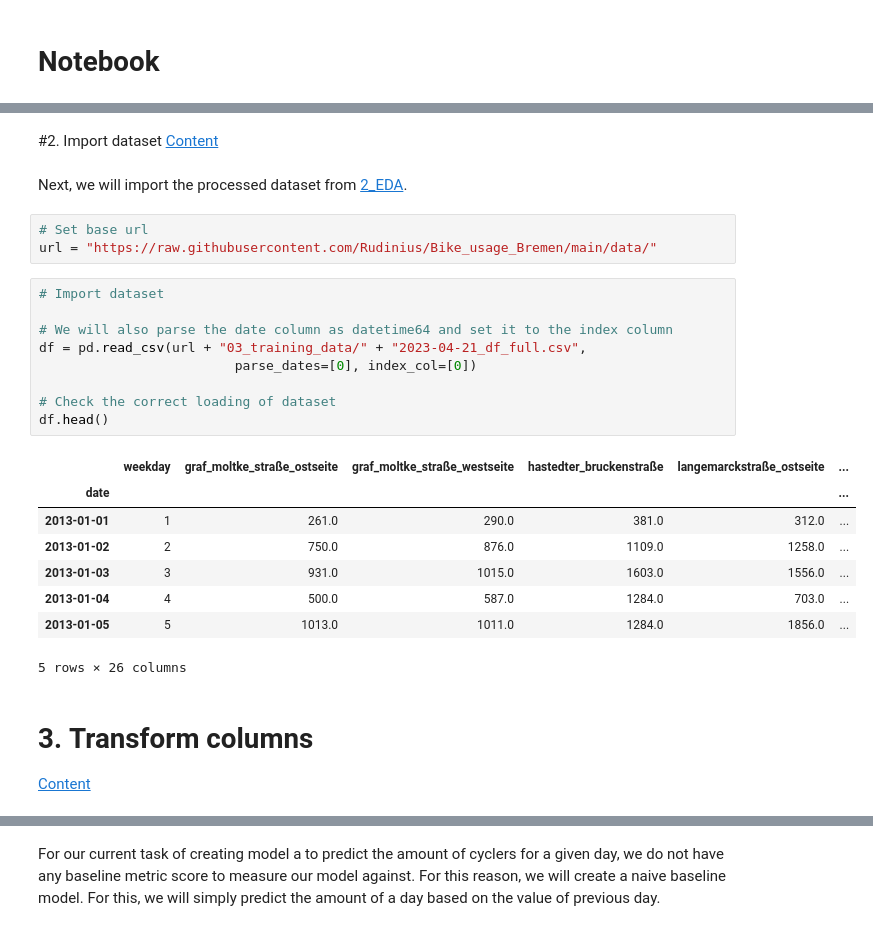
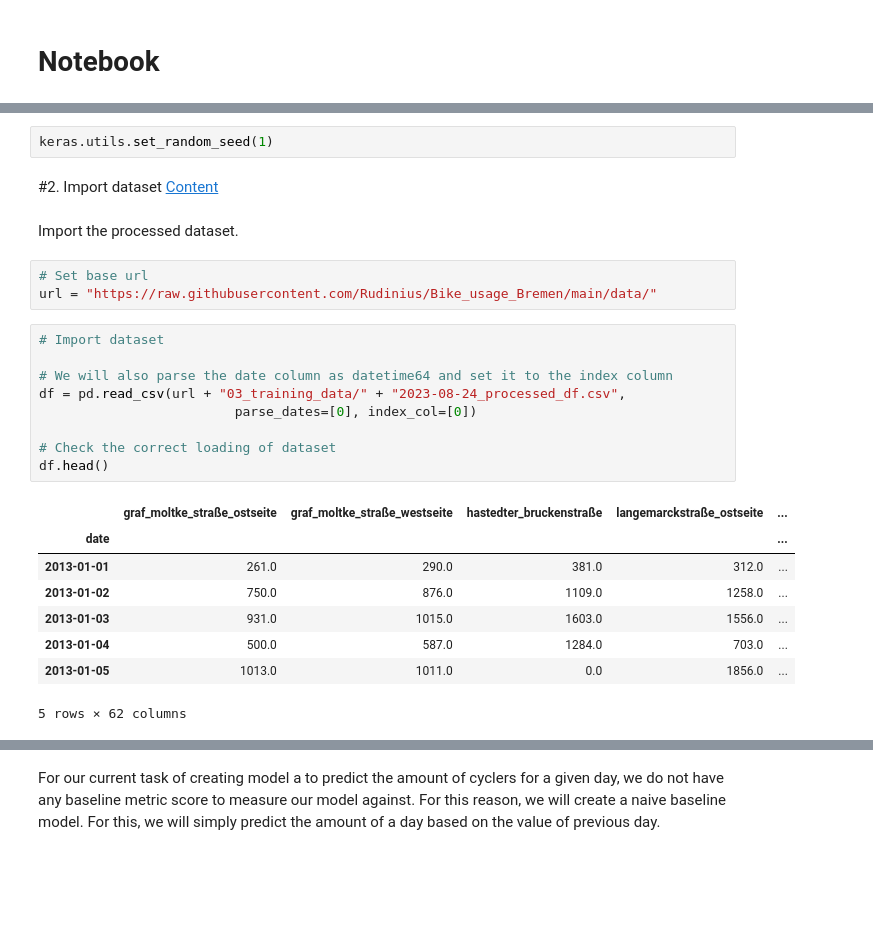
Before and after one commit to Rudinius/Bike_usage_Bremen, a Jupyter notebook: 4_Model_Training.ipynb, the cells around one changed output, grey strips where cells are left out. Drawn from its saved outputs; the diff is of its cells as text; blank space fills up the shorter version.

Commit message:
WIP: Training different models

```diff
--- a/4_Model_Training.ipynb
+++ b/4_Model_Training.ipynb
@@ -72,31 +78,29 @@ Successfully installed pandas-flavor-0.6.0 pyjanitor-0.25.0
+# %%
+keras.utils.set_random_seed(1)
 # %% [markdown]
-<a name="2"></a>
+<a name="2."></a>
 #2.&nbsp;Import dataset
 [Content](#content)
 # %% [markdown]
-Next, we will import the processed dataset from [2_EDA](../Bike_usage_Bremen/2_EDA.ipynb).
+Import the processed dataset.
 # %%
 # Set base url
 url = "https://raw.githubusercontent.com/Rudinius/Bike_usage_Bremen/main/data/"
 # %%
 # Import dataset
 
 # We will also parse the date column as datetime64 and set it to the index column
-df = pd.read_csv(url + "03_training_data/" + "2023-04-21_df_full.csv",
+df = pd.read_csv(url + "03_training_data/" + "2023-08-24_processed_df.csv",
                          parse_dates=[0], index_col=[0])
 
 # Check the correct loading of dataset
 df.head()
 # %% [output]
-|  | weekday | graf_moltke_straße_ostseite | graf_moltke_straße_westseite | hastedter_bruckenstraße | langemarckstraße_ostseite | ... |
-| date |  |  |  |  |  | ... |
-| 2013-01-01 | 1 | 261.0 | 290.0 | 381.0 | 312.0 | ... |
-| 2013-01-02 | 2 | 750.0 | 876.0 | 1109.0 | 1258.0 | ... |
-| 2013-01-03 | 3 | 931.0 | 1015.0 | 1603.0 | 1556.0 | ... |
-| 2013-01-04 | 4 | 500.0 | 587.0 | 1284.0 | 703.0 | ... |
-| 2013-01-05 | 5 | 1013.0 | 1011.0 | 1284.0 | 1856.0 | ... |
+|  | graf_moltke_straße_ostseite | graf_moltke_straße_westseite | hastedter_bruckenstraße | langemarckstraße_ostseite | ... |
+| date |  |  |  |  | ... |
+| 2013-01-01 | 261.0 | 290.0 | 381.0 | 312.0 | ... |
+| 2013-01-02 | 750.0 | 876.0 | 1109.0 | 1258.0 | ... |
+| 2013-01-03 | 931.0 | 1015.0 | 1603.0 | 1556.0 | ... |
+| 2013-01-04 | 500.0 | 587.0 | 1284.0 | 703.0 | ... |
+| 2013-01-05 | 1013.0 | 1011.0 | 0.0 | 1856.0 | ... |
-5 rows × 26 columns
+5 rows × 62 columns
-# %% [markdown]
-<a name="3"></a>
-# 3.&nbsp;Transform columns
-[Content](#content)
```
Also changed, not shown: parts of 54 cells of this notebook.
